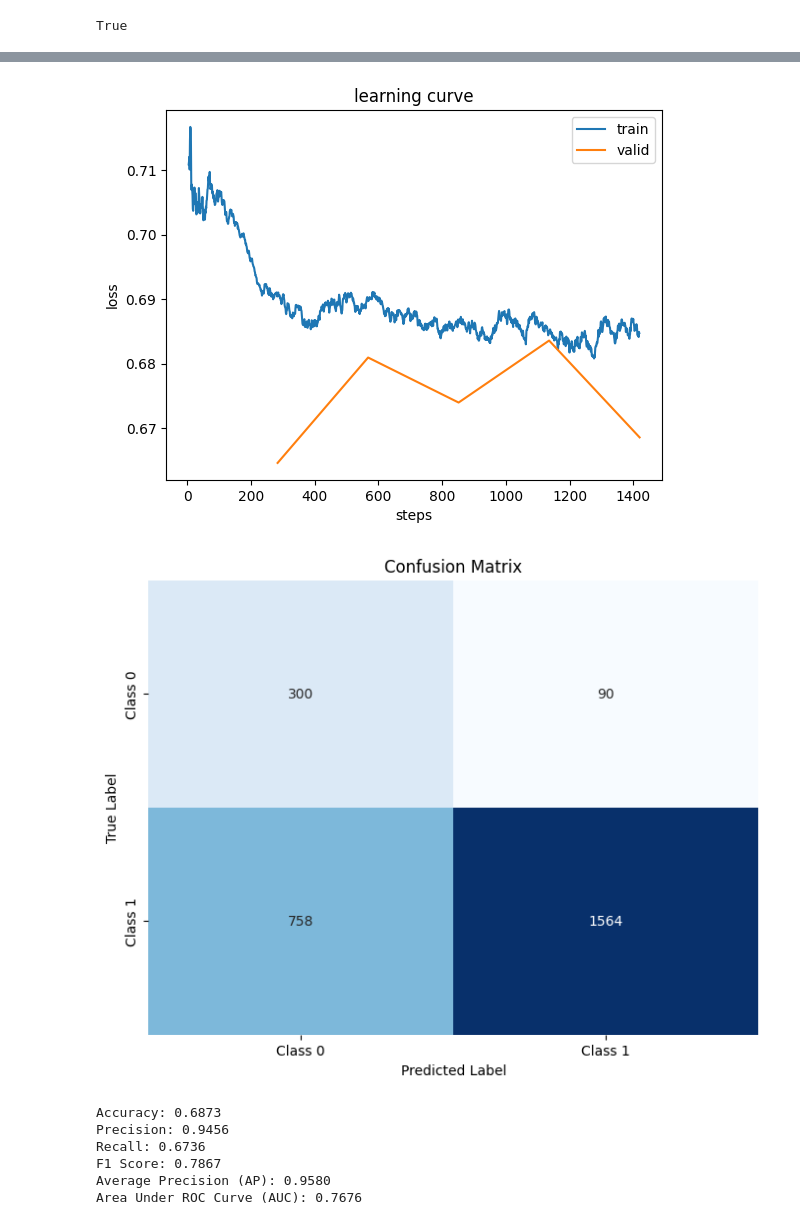
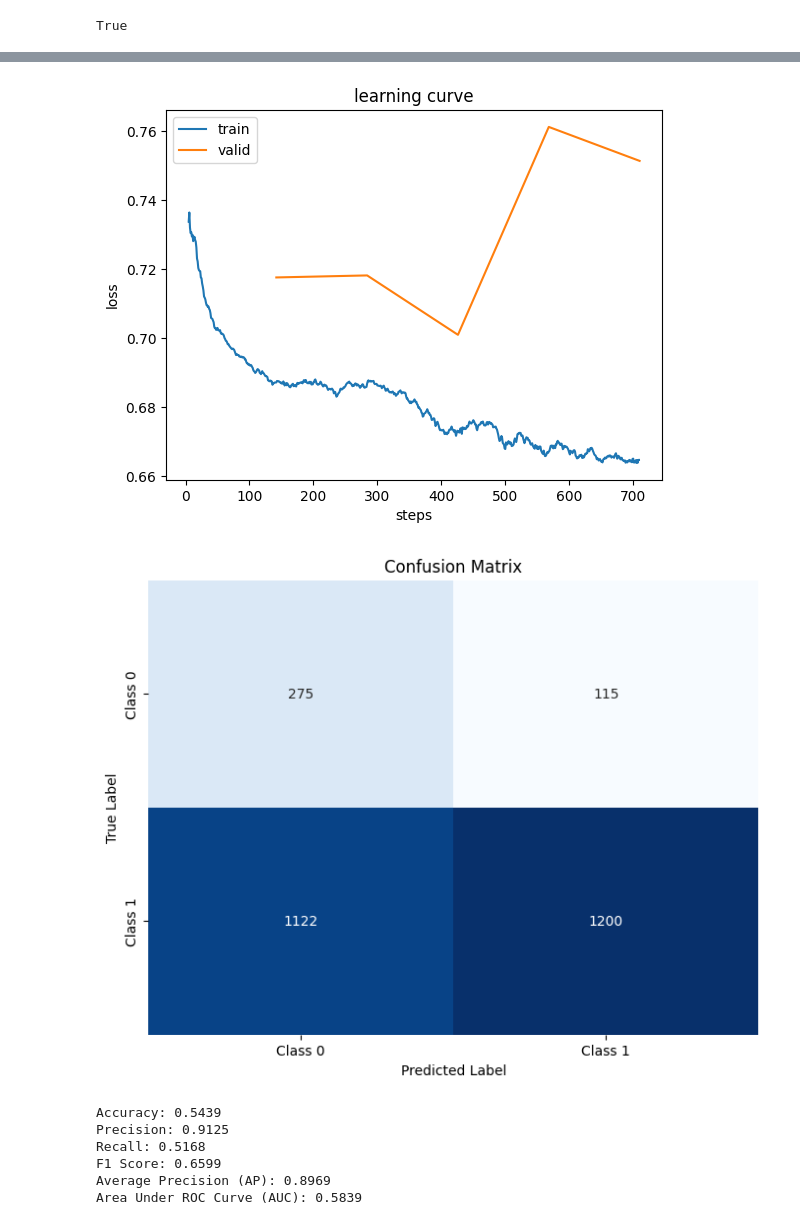
Before and after one commit to noorwertheim/Master-Thesis, a Jupyter notebook: notebooks/resnet.ipynb, the cells around one changed output, grey strips where cells are left out. Drawn from its saved outputs; the diff is of its cells as text; code cells hidden in the pictures.

```diff
--- a/notebooks/resnet.ipynb
+++ b/notebooks/resnet.ipynb
@@ -49,3 +49,7 @@ View run at https://wandb.ai/noorwertheim/ResNet/runs/dcsp6ruw
 <wandb.sdk.wandb_run.Run at 0x...>
+# %%
+# Final Hyperparameters
+batch_size = 64
+learning_rate = 7.991870883780338e-05
 # %%
 
@@ -290,10 +259,10 @@ train_dataset = TensorDataset(train_windows_tensor, train_labels_tensor)
 test_dataset = TensorDataset(test_windows_tensor, test_labels_tensor)
 
 # Create DataLoaders
-batch_size = 32
+# batch_size = batch_size
 
-train_loader = DataLoader(train_dataset, batch_size=batch_size, shuffle=True)
-test_loader = DataLoader(test_dataset, batch_size=batch_size, shuffle=False)
+# train_loader = DataLoader(train_dataset, batch_size=batch_size, shuffle=True)
+# test_loader = DataLoader(test_dataset, batch_size=batch_size, shuffle=False)
 
 
 
@@ -312,7 +281,7 @@ device = torch.device("cuda" if torch.cuda.is_available() else "cpu")
 dls = DataLoaders.from_dsets(
     train_dataset,
     test_dataset,
-    bs=32,
+    bs=batch_size,
     shuffle=True,
     num_workers=0  # avoid multiprocessing issues
 )
@@ -335,7 +304,7 @@ learn.model.to(device)
 
 learn.dls.to(device)
 # Train
-learn.fit_one_cycle(5, 1e-5)
+learn.fit_one_cycle(5, learning_rate)
 
 
 learn.recorder.plot_loss()  # Plot loss curves (training and validation loss)
@@ -418,10 +387,10 @@ torch.Size([9108])
 [interactive output not drawn]
-[figure, old version]
+[figure, new version]
-[figure, old version]
+[figure, new version]
-Accuracy: 0.6873
-Precision: 0.9456
-Recall: 0.6736
-F1 Score: 0.7867
-Average Precision (AP): 0.9580
-Area Under ROC Curve (AUC): 0.7676
+Accuracy: 0.5439
+Precision: 0.9125
+Recall: 0.5168
+F1 Score: 0.6599
+Average Precision (AP): 0.8969
+Area Under ROC Curve (AUC): 0.5839
 # %%
```
Also changed, not shown: parts of 4 cells of this notebook, 4 other files.
